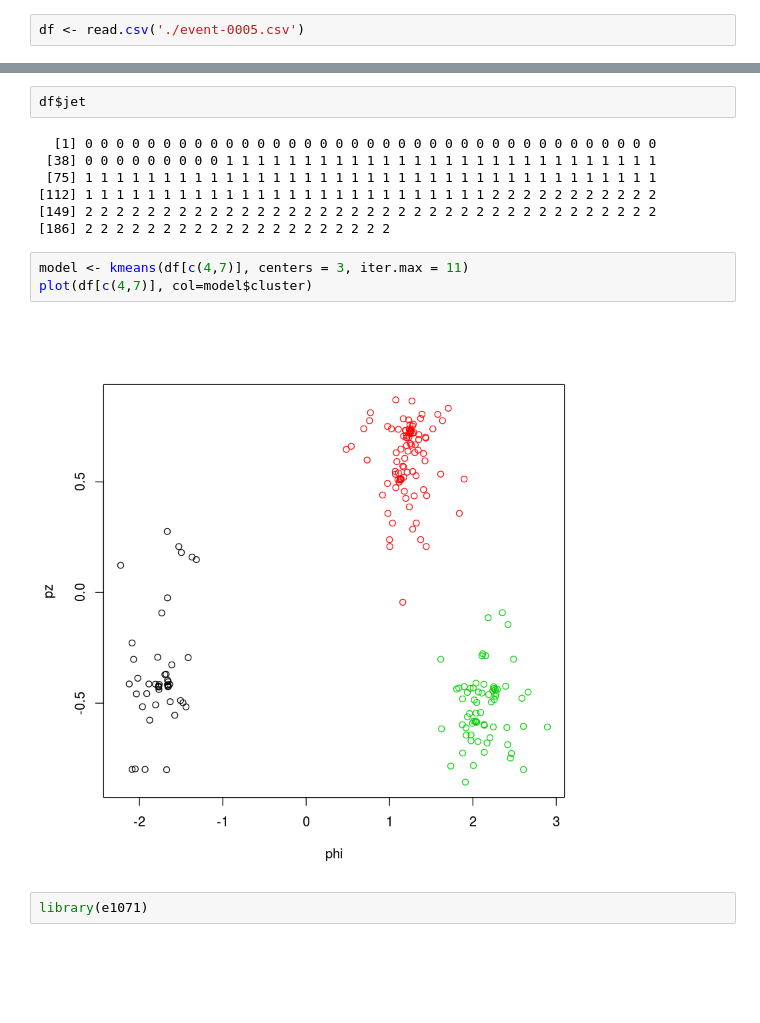
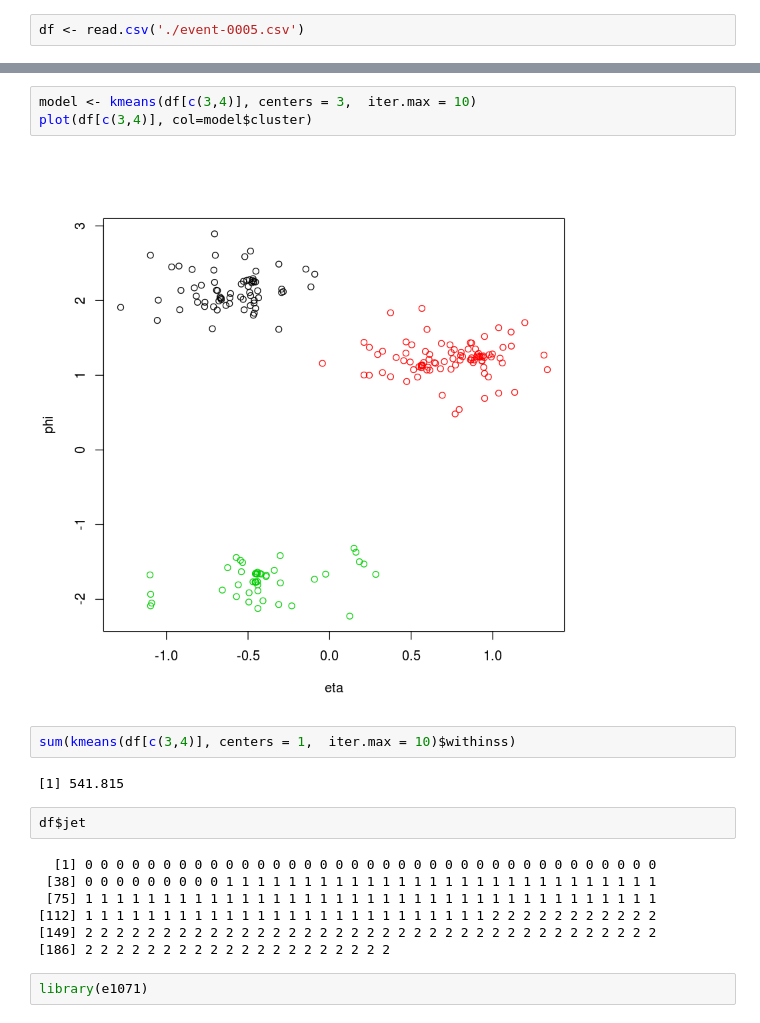
Before and after one commit to CaioMar/MachineLearningCODATA, a Jupyter notebook: Challenge.ipynb, the cells around one changed output, grey strips where cells are left out. Saved outputs shown, nothing was run; the diff lists cells and outputs as text; blank space fills up the shorter version.

```diff
--- a/Challenge.ipynb
+++ b/Challenge.ipynb
@@ -62,3 +40,12 @@ model$cluster
+# %%
+model <- kmeans(df[c(3,4)], centers = 3,  iter.max = 10)
+plot(df[c(3,4)], col=model$cluster)
+# %% [output]
+[figure, added]
+# %%
+sum(kmeans(df[c(3,4)], centers = 1,  iter.max = 10)$withinss)
+# %% [output]
+[1] 541.815
 # %%
 df$jet
 # %% [output]
@@ -68,11 +55,6 @@ df$jet
 [112] 1 1 1 1 1 1 1 1 1 1 1 1 1 1 1 1 1 1 1 1 1 1 1 1 1 1 2 2 2 2 2 2 2 2 2 2 2
 [149] 2 2 2 2 2 2 2 2 2 2 2 2 2 2 2 2 2 2 2 2 2 2 2 2 2 2 2 2 2 2 2 2 2 2 2 2 2
 [186] 2 2 2 2 2 2 2 2 2 2 2 2 2 2 2 2 2 2 2 2
-# %%
-model <- kmeans(df[c(4,7)], centers = 3, iter.max = 11)
-plot(df[c(4,7)], col=model$cluster)
-# %% [output]
-[figure, removed]
 # %%
 library(e1071)
 # %%
```
Also changed, not shown: parts of 23 cells of this notebook, 1 other file.
